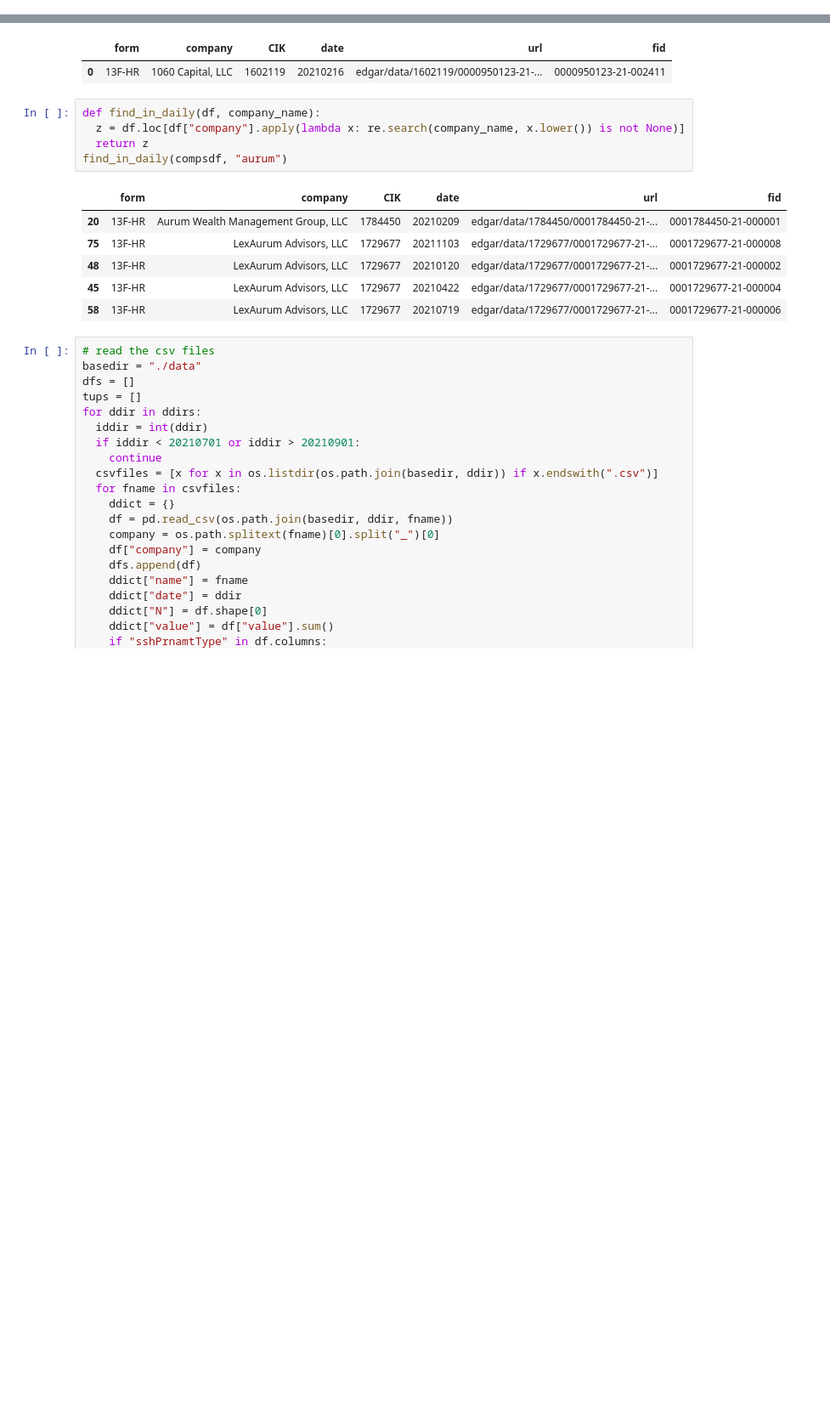
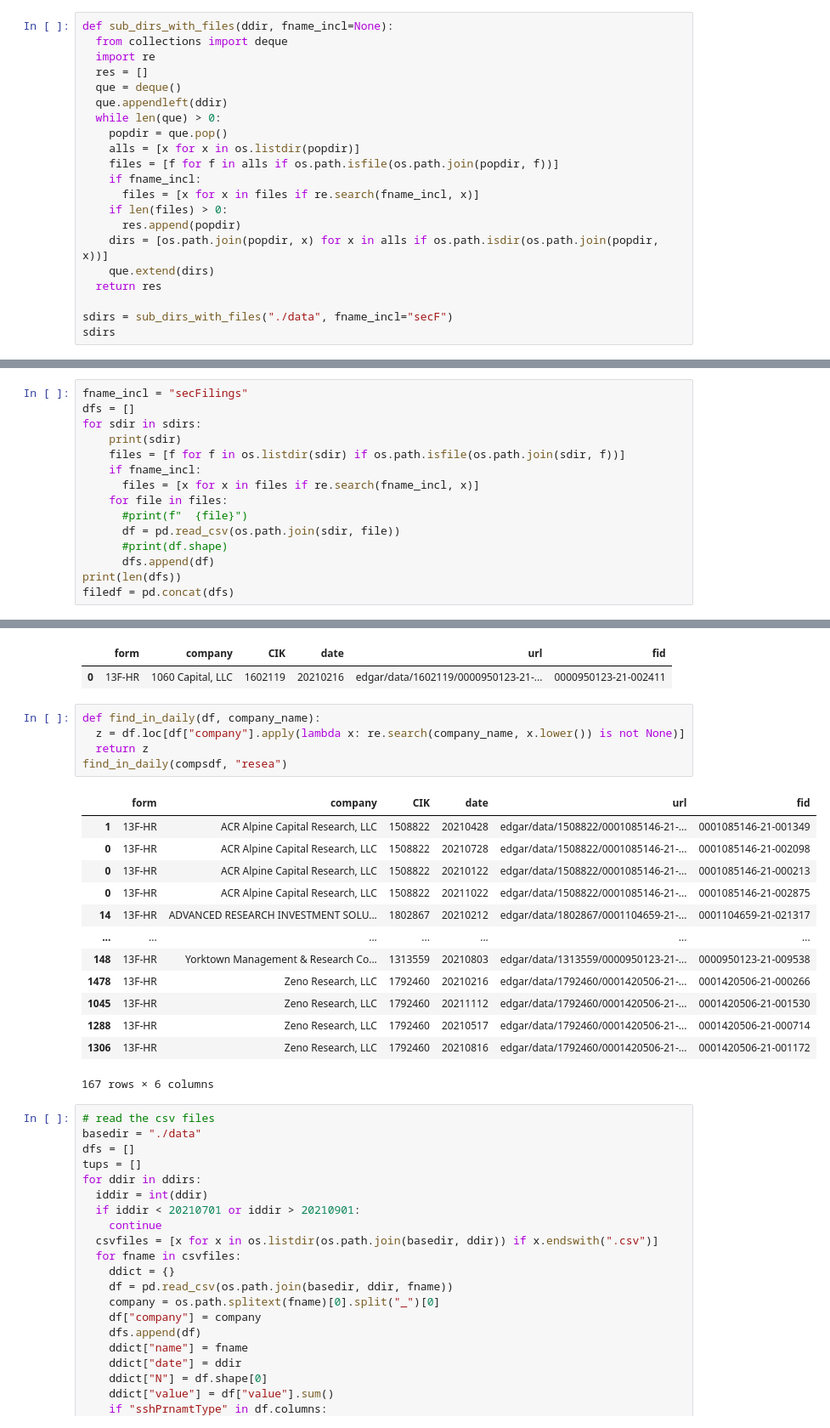
Before and after one commit to jhmuller/edgar, a Jupyter notebook: eda.ipynb, the cells around one changed output, grey strips where cells are left out. Shown at 85% size. Drawn from its saved outputs; the diff is of its cells as text; blank space fills up the shorter version.

```diff
--- a/eda.ipynb
+++ b/eda.ipynb
@@ -8,3 +8,24 @@ import numpy as np
 from IPython.display import display
 import psutil
 #from concurrent.futures import ProcessPoolExecutor, ThreadPoolExecutor
+# %%
+def sub_dirs_with_files(ddir, fname_incl=None):
+  from collections import deque
+  import re
+  res = []
+  que = deque()
+  que.appendleft(ddir)
+  while len(que) > 0:
+    popdir = que.pop()
+    alls = [x for x in os.listdir(popdir)]
+    files = [f for f in alls if os.path.isfile(os.path.join(popdir, f))]
+    if fname_incl:
+      files = [x for x in files if re.search(fname_incl, x)]
+    if len(files) > 0:
+      res.append(popdir)
+    dirs = [os.path.join(popdir, x) for x in alls if os.path.isdir(os.path.join(popdir, x))]
+    que.extend(dirs)
+  return res
+
+sdirs = sub_dirs_with_files("./data", fname_incl="secF")
+sdirs
@@ -10,0 +34,15 @@ import psutil
+# %%
+fname_incl = "secFilings"
+dfs = []
+for sdir in sdirs:
+    print(sdir)
+    files = [f for f in os.listdir(sdir) if os.path.isfile(os.path.join(sdir, f))]
+    if fname_incl:
+      files = [x for x in files if re.search(fname_incl, x)]
+    for file in files:
+      #print(f"  {file}")
+      df = pd.read_csv(os.path.join(sdir, file))
+      #print(df.shape)
+      dfs.append(df)
+print(len(dfs))
+filedf = pd.concat(dfs)
@@ -67,18 +151,25 @@ display(compsdf.head(1))
 (31741, 6)
 |  | form | company | CIK | date | url | fid |
 | 0 | 13F-HR | 1060 Capital, LLC | 1602119 | 20210216 | edgar/data/1602119/0000950123-21-... | 0000950123-21-002411 |
-# %%
-def find_in_daily(df, company_name):
-  z = df.loc[df["company"].apply(lambda x: re.search(company_name, x.lower()) is not None)]
-  return z
-find_in_daily(compsdf, "aurum")
-# %% [output]
-|  | form | company | CIK | date | url | fid |
-| 20 | 13F-HR | Aurum Wealth Management Group, LLC | 1784450 | 20210209 | edgar/data/1784450/0001784450-21-... | 0001784450-21-000001 |
-| 75 | 13F-HR | LexAurum Advisors, LLC | 1729677 | 20211103 | edgar/data/1729677/0001729677-21-... | 0001729677-21-000008 |
-| 48 | 13F-HR | LexAurum Advisors, LLC | 1729677 | 20210120 | edgar/data/1729677/0001729677-21-... | 0001729677-21-000002 |
-| 45 | 13F-HR | LexAurum Advisors, LLC | 1729677 | 20210422 | edgar/data/1729677/0001729677-21-... | 0001729677-21-000004 |
-| 58 | 13F-HR | LexAurum Advisors, LLC | 1729677 | 20210719 | edgar/data/1729677/0001729677-21-... | 0001729677-21-000006 |
+# %%
+def find_in_daily(df, company_name):
+  z = df.loc[df["company"].apply(lambda x: re.search(company_name, x.lower()) is not None)]
+  return z
+find_in_daily(compsdf, "resea")
+# %% [output]
+|  | form | company | CIK | date | url | fid |
+| 1 | 13F-HR | ACR Alpine Capital Research, LLC | 1508822 | 20210428 | edgar/data/1508822/0001085146-21-... | 0001085146-21-001349 |
+| 0 | 13F-HR | ACR Alpine Capital Research, LLC | 1508822 | 20210728 | edgar/data/1508822/0001085146-21-... | 0001085146-21-002098 |
+| 0 | 13F-HR | ACR Alpine Capital Research, LLC | 1508822 | 20210122 | edgar/data/1508822/0001085146-21-... | 0001085146-21-000213 |
+| 0 | 13F-HR | ACR Alpine Capital Research, LLC | 1508822 | 20211022 | edgar/data/1508822/0001085146-21-... | 0001085146-21-002875 |
+| 14 | 13F-HR | ADVANCED RESEARCH INVESTMENT SOLU... | 1802867 | 20210212 | edgar/data/1802867/0001104659-21-... | 0001104659-21-021317 |
+| ... | ... | ... | ... | ... | ... | ... |
+| 148 | 13F-HR | Yorktown Management & Research Co... | 1313559 | 20210803 | edgar/data/1313559/0000950123-21-... | 0000950123-21-009538 |
+| 1478 | 13F-HR | Zeno Research, LLC | 1792460 | 20210216 | edgar/data/1792460/0001420506-21-... | 0001420506-21-000266 |
+| 1045 | 13F-HR | Zeno Research, LLC | 1792460 | 20211112 | edgar/data/1792460/0001420506-21-... | 0001420506-21-001530 |
+| 1288 | 13F-HR | Zeno Research, LLC | 1792460 | 20210517 | edgar/data/1792460/0001420506-21-... | 0001420506-21-000714 |
+| 1306 | 13F-HR | Zeno Research, LLC | 1792460 | 20210816 | edgar/data/1792460/0001420506-21-... | 0001420506-21-001172 |
+167 rows × 6 columns
 # %%
 # read the csv files
 basedir = "./data"
```
Also changed, not shown: parts of 25 cells of this notebook, 4 other files.
